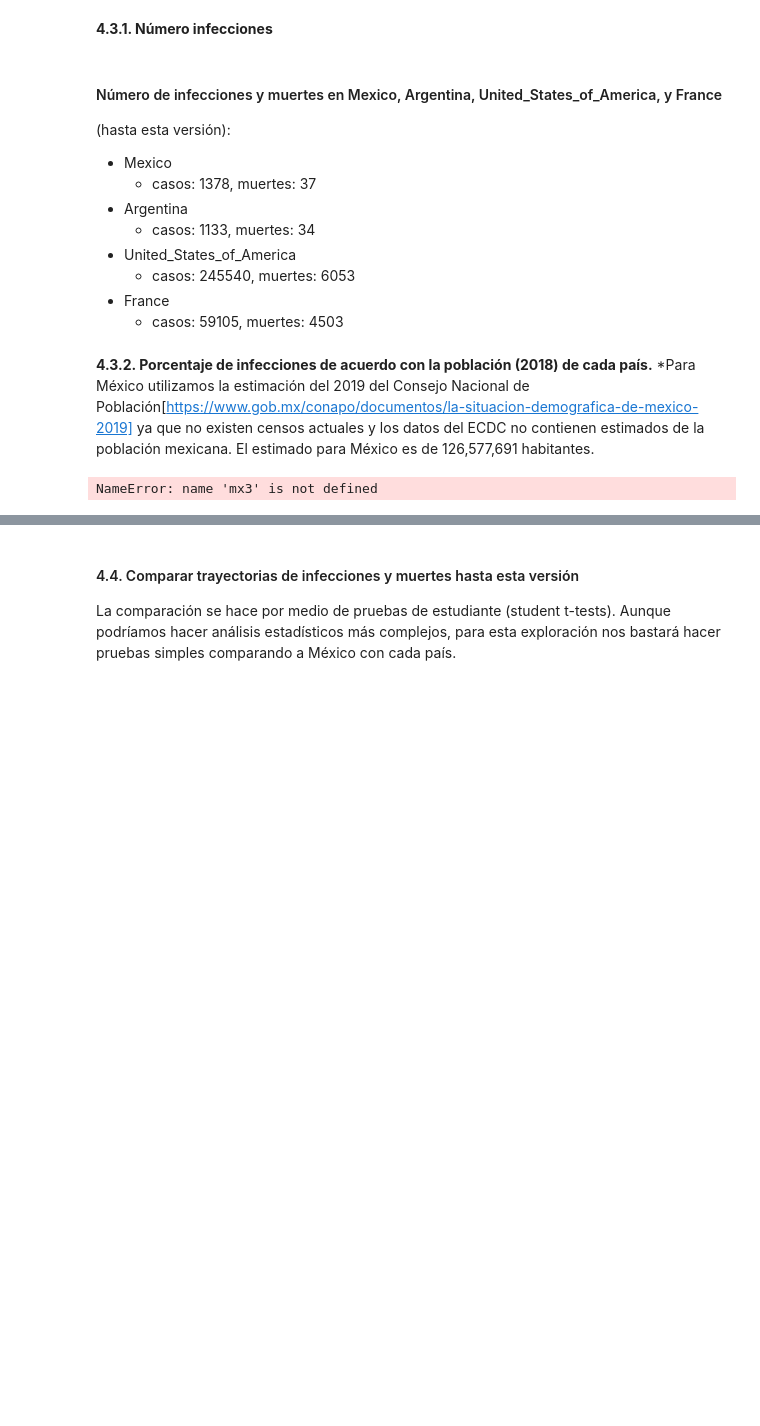
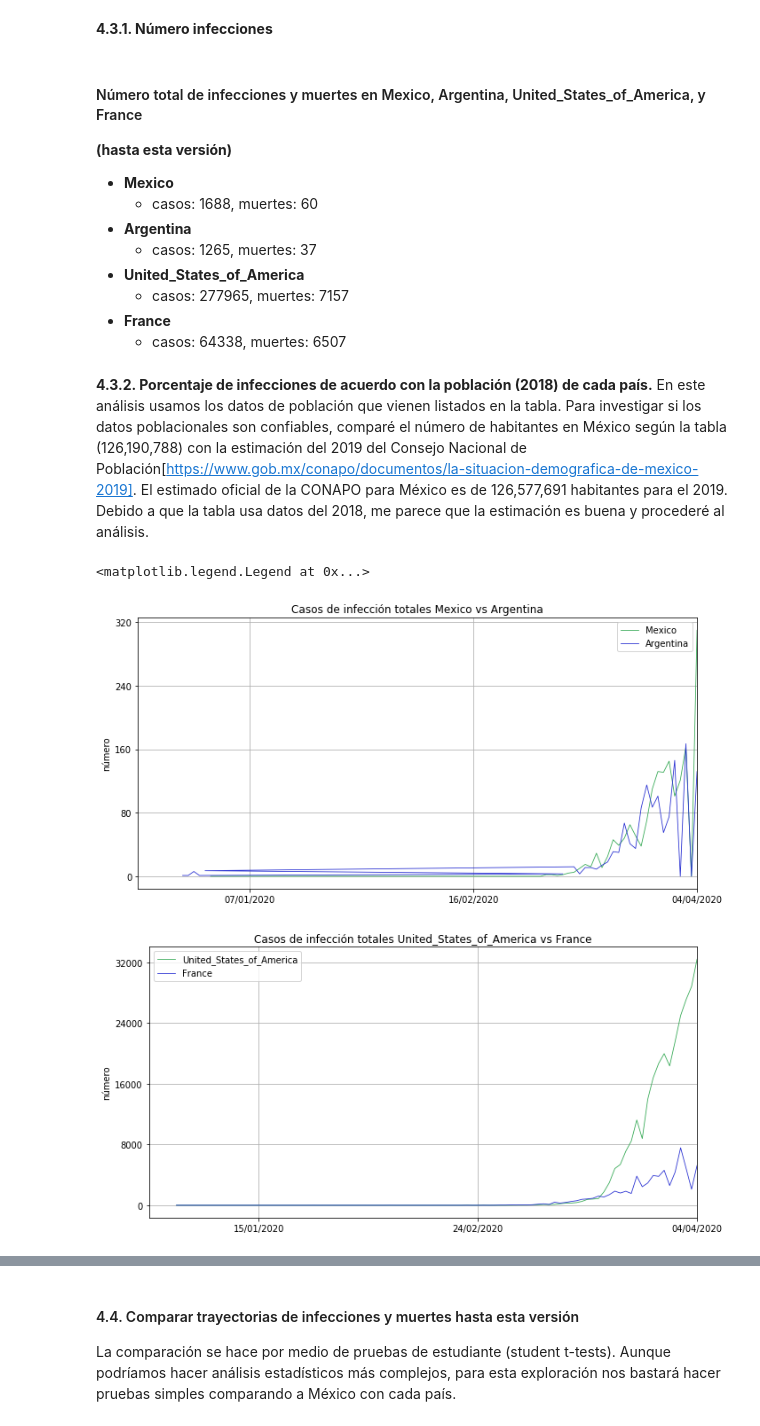
Before and after one commit to damian-romero/covid19_mx, a Jupyter notebook: covid/covid19mx_notebook.ipynb, the cells around one changed output, grey strips where cells are left out. Cells and saved outputs as stored; diff of their text form; code cells hidden in the pictures; blank space fills up the shorter version.

Commit message:
add vs graphs (totals)

```diff
--- a/covid/covid19mx_notebook.ipynb
+++ b/covid/covid19mx_notebook.ipynb
@@ -315,30 +329,30 @@ datos_pais_4 = datos_mundo[datos_mundo['countriesAndTerritories']==PAIS_4] # Fra
 # %% [markdown]
 **4.3.1. Número infecciones**
 # %%
-display(Markdown(f""" #### Número de infecciones y muertes en {PAIS_1}, {PAIS_2}, {PAIS_3}, y {PAIS_4}
-(hasta esta versión):
+display(Markdown(f""" #### Número total de infecciones y muertes en {PAIS_1}, {PAIS_2}, {PAIS_3}, y {PAIS_4}
+**(hasta esta versión)**
 
-- {PAIS_1}
+- **{PAIS_1}**
     - casos: {datos_pais_1['cases'].sum()}, muertes: {datos_pais_1['deaths'].sum()}
-- {PAIS_2}
+- **{PAIS_2}**
     - casos: {datos_pais_2['cases'].sum()}, muertes: {datos_pais_2['deaths'].sum()}
-- {PAIS_3}
+- **{PAIS_3}**
     - casos: {datos_pais_3['cases'].sum()}, muertes: {datos_pais_3['deaths'].sum()}
-- {PAIS_4}
+- **{PAIS_4}**
     - casos: {datos_pais_4['cases'].sum()}, muertes: {datos_pais_4['deaths'].sum()}
 """))
 # %% [output]
- #### Número de infecciones y muertes en Mexico, Argentina, United_States_of_America, y France
-(hasta esta versión):
+ #### Número total de infecciones y muertes en Mexico, Argentina, United_States_of_America, y France
+**(hasta esta versión)**
 
-- Mexico
-    - casos: 1378, muertes: 37
-- Argentina
-    - casos: 1133, muertes: 34
-- United_States_of_America
-    - casos: 245540, muertes: 6053
-- France
-    - casos: 59105, muertes: 4503
+- **Mexico**
+    - casos: 1688, muertes: 60
+- **Argentina**
+    - casos: 1265, muertes: 37
+- **United_States_of_America**
+    - casos: 277965, muertes: 7157
+- **France**
+    - casos: 64338, muertes: 6507
 # %% [markdown]
 **4.3.2. Porcentaje de infecciones de acuerdo con la población (2018) de cada país.**
-\*Para México utilizamos la estimación del 2019 del Consejo Nacional de Población[https://www.gob.mx/conapo/documentos/la-situacion-demografica-de-mexico-2019] ya que no existen censos actuales y los datos del ECDC no contienen estimados de la población mexicana. El estimado para México es de 126,577,691 habitantes.
+En este análisis usamos los datos de población que vienen listados en la tabla. Para investigar si los datos poblacionales son confiables, comparé el número de habitantes en México según la tabla (126,190,788) con la estimación del 2019 del Consejo Nacional de Población[https://www.gob.mx/conapo/documentos/la-situacion-demografica-de-mexico-2019]. El estimado oficial de la CONAPO para México es de 126,577,691 habitantes para el 2019. Debido a que la tabla usa datos del 2018, me parece que la estimación es buena y procederé al análisis.
@@ -347,10 +359 @@ mx_habitantes = 126577691
-# %%
-import matplotlib.pyplot as plt
-from pandas.plotting import andrews_curves
-mx2 = mx
-mx3.sort_values(by=['dateRep'], ascending=True)
-print(mx3.head())
-plt.plot_date(mx3.dateRep, mx3.deaths, 'b-', linewidth=0.5)
-# %% [output]
-NameError: name 'mx3' is not defined
 # %%
@@ -380,0 +377,37 @@ mx3.head()
+# %%
+# México contra Argentina
+fig, ax = plt.subplots(figsize=(10, 5))
+
+plot_ts(ax, datos_pais_1, 'cases', colores[0], lb =PAIS_1)
+plot_ts(ax,datos_pais_2, 'cases', colores[2], lb =PAIS_2)
+
+ax.set_xlim(100, 0)  # decreasing time
+ax.set_ylabel('número')
+ax.set_title(f'Casos de infección totales {PAIS_1} vs {PAIS_2}')
+ax.xaxis.set_major_locator(plt.MaxNLocator(3))
+ax.yaxis.set_major_locator(plt.MaxNLocator(5))
+ax.grid(True)
+
+plt.tight_layout()
+plt.legend(loc='best')
+
+
+# Estados Unidos contra Francia
+fig, axp = plt.subplots(figsize=(10, 5))
+
+plot_ts(axp, datos_pais_3, 'cases', colores[0], lb =PAIS_3)
+plot_ts(axp,datos_pais_4, 'cases', colores[2], lb =PAIS_4)
+
+axp.set_xlim(100, 0)  # decreasing time
+axp.set_ylabel('número')
+axp.set_title(f'Casos de infección totales {PAIS_3} vs {PAIS_4}')
+axp.xaxis.set_major_locator(plt.MaxNLocator(3))
+axp.yaxis.set_major_locator(plt.MaxNLocator(5))
+axp.grid(True)
+
+plt.tight_layout()
+plt.legend(loc='best')
+# %% [output]
+<matplotlib.legend.Legend at 0x...>
+[figure, added]
+[figure, added]
```
Also changed, not shown: parts of 24 cells of this notebook, 1 other file.
